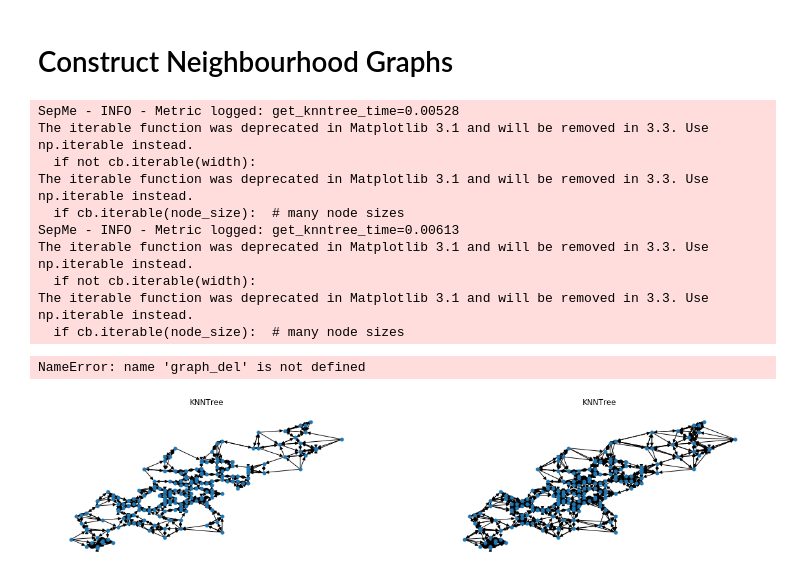
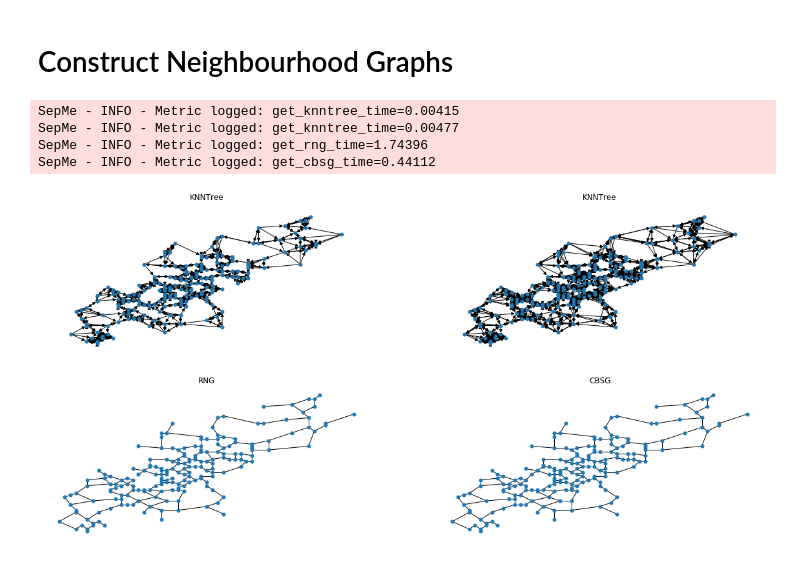
Before and after one commit to kix2mix2/SepMe, a Jupyter notebook: Jupyters/scripts_sanitychecks/Graph Neighbourhood Implementation & Sanity tests.ipynb, the cells around one changed output. Drawn from its saved outputs; the diff is of its cells as text; code cells hidden in the pictures.

```diff
--- a/Jupyters/scripts_sanitychecks/Graph Neighbourhood Implementation & Sanity tests.ipynb
+++ b/Jupyters/scripts_sanitychecks/Graph Neighbourhood Implementation & Sanity tests.ipynb
@@ -73,17 +73,17 @@ pointIDXY = dict(zip(range(len(df[['x','y']])), np.array(df[['x','y']])))
 
 f = plt.figure(figsize=(20,20))
 
-# # test Delauney
-# graph_del = get_delaunay(df)
-# plt.subplot(421, figure = f, title = 'Deulaunay')
-# nx.draw(graph_del, pointIDXY, node_size=25)
+# test Delauney
+graph_del = get_delaunay(df)
+plt.subplot(421, figure = f, title = 'Deulaunay')
+nx.draw(graph_del, pointIDXY, node_size=25)
 
 
 
-# # test EMST
-# graph_mst = get_mst(graph_del)
-# plt.subplot(422, figure = f, title = 'EMST')
-# nx.draw(graph_mst, pointIDXY, node_size=25)
+# test EMST
+graph_mst = get_mst(graph_del)
+plt.subplot(422, figure = f, title = 'EMST')
+nx.draw(graph_mst, pointIDXY, node_size=25)
 
 
 # test KNNtree
@@ -103,44 +103,37 @@ nx.draw(graph, pointIDXY, node_size=25)
 
 
 # # test BallTree
 # graph = get_balltree(df, 50)
 # plt.subplot(425, figure = f, title = 'BallTree')
 # nx.draw(graph, pointIDXY, node_size=25)
 
 
 # # test Convex Hull (CH)
 # graph_ch = get_convex_hull(df)
 # plt.subplot(426, figure = f, title = 'CH')
 # nx.draw(graph_ch, pointIDXY, node_size=25)
 
 
 # # test GONG
 # gong = get_gong(df, 0.3)
 # plt.subplot(426, figure = f, title = 'GONG')
 # nx.draw(gong, pointIDXY, node_size=25)
 
 
 graph_rng = get_rng(df, graph_del, graph_mst)
 plt.subplot(423, figure = f, title = 'RNG')
 nx.draw(graph_rng, pointIDXY, node_size=25)
 
 
 # test CBSG
-cbsg = get_cbsg(df, 2)
+graph_cbsg = get_cbsg(df, 2)
 plt.subplot(424, figure = f, title = 'CBSG')
-nx.draw(cbsg, pointIDXY, node_size=25)
+nx.draw(graph_cbsg, pointIDXY, node_size=25)
 
 plt.show()
 # %% [output]
-SepMe - INFO - Metric logged: get_knntree_time=0.00528
-The iterable function was deprecated in Matplotlib 3.1 and will be removed in 3.3. Use np.iterable instead.
-  if not cb.iterable(width):
-The iterable function was deprecated in Matplotlib 3.1 and will be removed in 3.3. Use np.iterable instead.
-  if cb.iterable(node_size):  # many node sizes
-SepMe - INFO - Metric logged: get_knntree_time=0.00613
-The iterable function was deprecated in Matplotlib 3.1 and will be removed in 3.3. Use np.iterable instead.
-  if not cb.iterable(width):
-The iterable function was deprecated in Matplotlib 3.1 and will be removed in 3.3. Use np.iterable instead.
-  if cb.iterable(node_size):  # many node sizes
+SepMe - INFO - Metric logged: get_knntree_time=0.00415
+SepMe - INFO - Metric logged: get_knntree_time=0.00477
+SepMe - INFO - Metric logged: get_rng_time=1.74396
+SepMe - INFO - Metric logged: get_cbsg_time=0.44112
-NameError: name 'graph_del' is not defined
-[figure, old version]
+[figure, new version]
```
Also changed, not shown: parts of 4 cells of this notebook, 6 other files.
